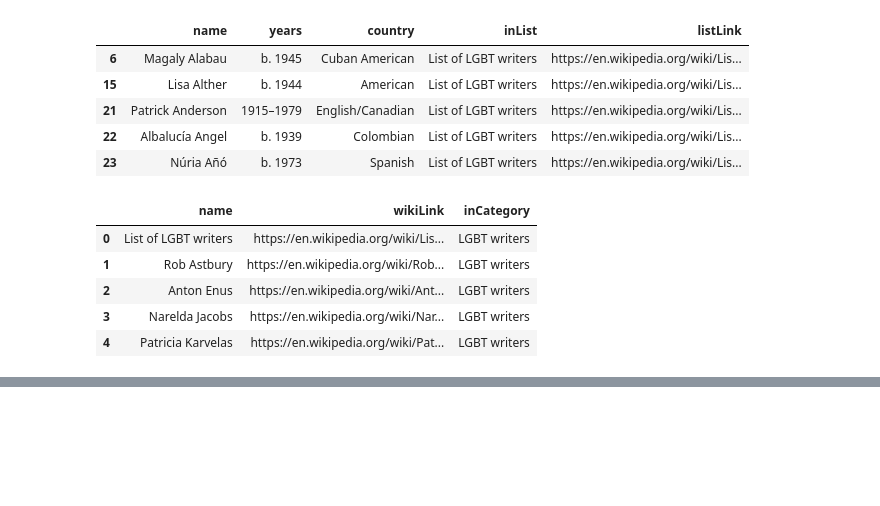
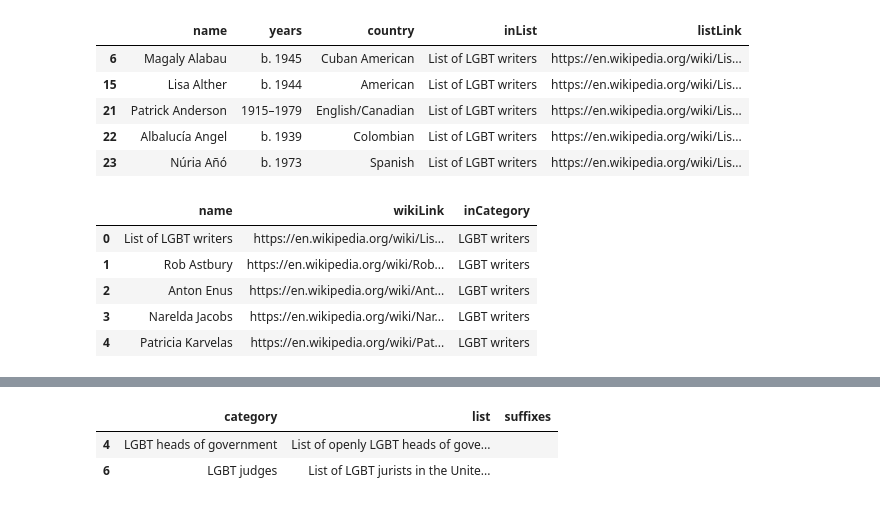
Before and after one commit to KatyWeathington/WikiQueerness, a Jupyter notebook: catlistpipeline.ipynb, the cells around one changed output, grey strips where cells are left out. Saved outputs shown, nothing was run; the diff lists cells and outputs as text; code cells hidden in the pictures; blank space fills up the shorter version.

```diff
--- a/catlistpipeline.ipynb
+++ b/catlistpipeline.ipynb
@@ -216,3 +242,10 @@ df.head()
+# %%
+df=df[4:5].append(df[6:7])
+df.head()
+# %% [output]
+|  | category | list | suffixes |
+| 4 | LGBT heads of government | List of openly LGBT heads of gove... |  |
+| 6 | LGBT judges | List of LGBT jurists in the Unite... |  |
 # %%
 for index, row in df.iterrows():
     listName=row['list']
```
Also changed, not shown: parts of 9 cells of this notebook, 5 other files.
